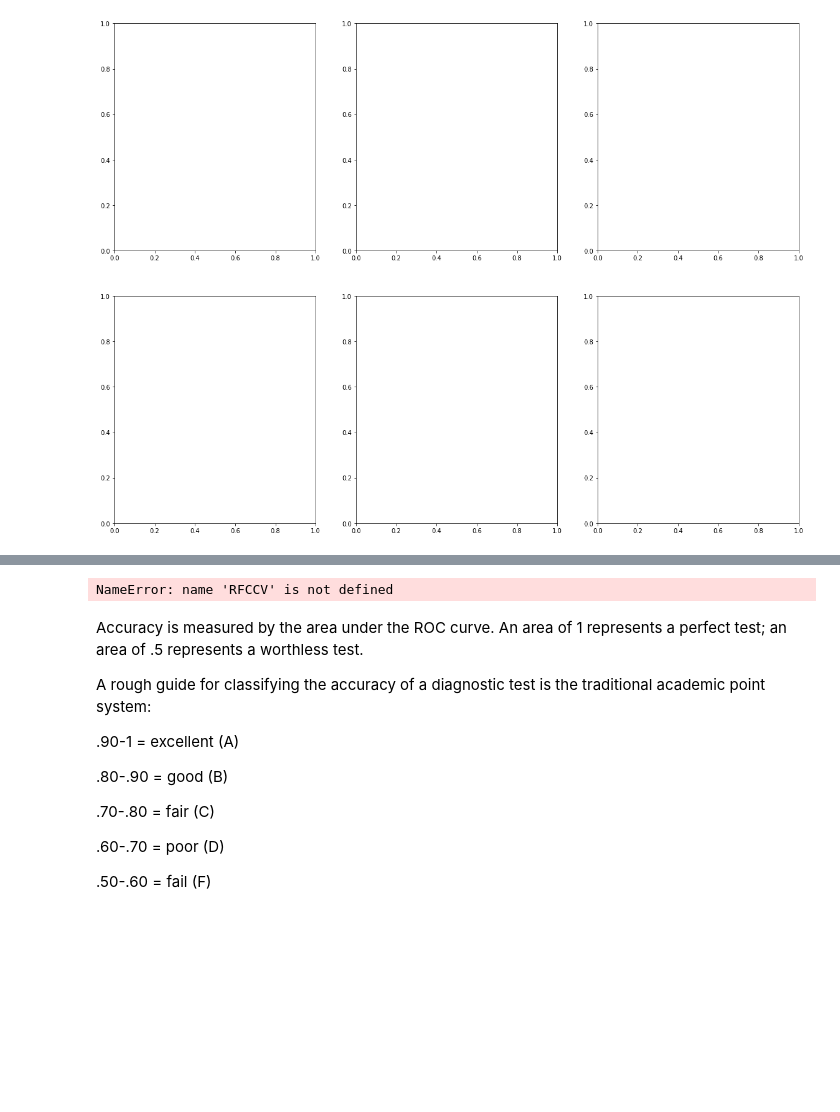
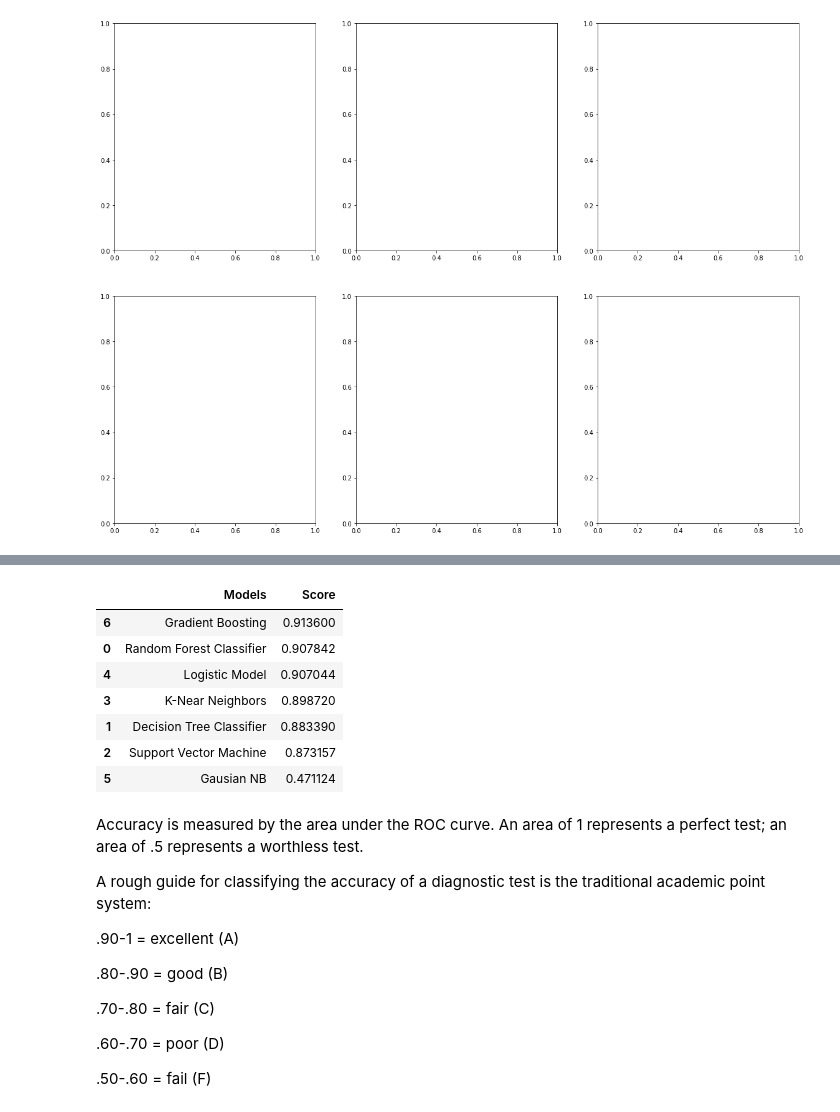
Before and after one commit to kanchanrenu/Bank_propensity_model, a Jupyter notebook: Model_with_clean_bank_data.ipynb, the cells around one changed output, grey strips where cells are left out. Drawn from its saved outputs; the diff is of its cells as text; code cells hidden in the pictures; blank space fills up the shorter version.

```diff
--- a/Model_with_clean_bank_data.ipynb
+++ b/Model_with_clean_bank_data.ipynb
@@ -227,0 +239,10 @@ GAUSIAN = (cross_val_score(gaussiannb, X_train, y_train, cv=k_fold, n_jobs=1, sc
+# %%
+
+model = XGBClassifier()
+model.fit(X_train, y_train)
+# make predictions for test data
+y_pred = model.predict(X_test)
+predictions = [round(value) for value in y_pred]
+# evaluate predictions
+accuracy = accuracy_score(y_test, predictions)
+print("Accuracy: %.2f%%" % (accuracy * 100.0))
@@ -255,12 +280,19 @@ NameError: name 'knnpred' is not defined
 # %%
 models = pd.DataFrame({
                 'Models': ['Random Forest Classifier', 'Decision Tree Classifier', 'Support Vector Machine',
                            'K-Near Neighbors', 'Logistic Model', 'Gausian NB', 'Gradient Boosting'],
-                'Score':  [RFCCV, DTREECV, SVCCV, KNNCV, LOGCV, GAUSIAN, XGB, GBKCV]})
+                'Score':  [RFCCV, DTREECV, SVCCV, KNNCV, LOGCV, GAUSIAN, GBKCV]})
 
 models.sort_values(by='Score', ascending=False)
 # %% [output]
-NameError: name 'RFCCV' is not defined
+|  | Models | Score |
+| 6 | Gradient Boosting | 0.913600 |
+| 0 | Random Forest Classifier | 0.907842 |
+| 4 | Logistic Model | 0.907044 |
+| 3 | K-Near Neighbors | 0.898720 |
+| 1 | Decision Tree Classifier | 0.883390 |
+| 2 | Support Vector Machine | 0.873157 |
+| 5 | Gausian NB | 0.471124 |
 # %% [markdown]
 Accuracy is measured by the area under the ROC curve. An area of 1 represents a perfect test; an area of .5 represents a worthless test.
 
```
Also changed, not shown: parts of 17 cells of this notebook.
